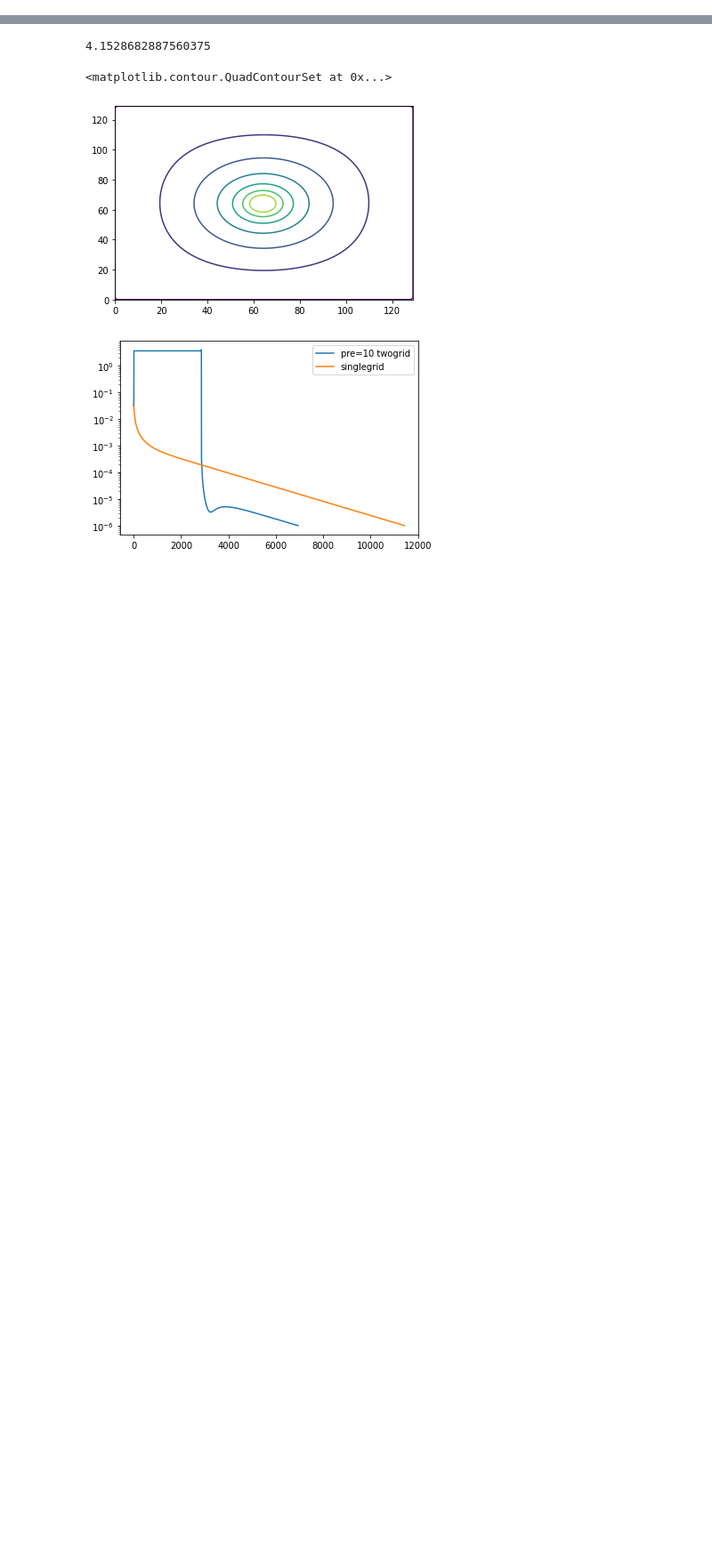
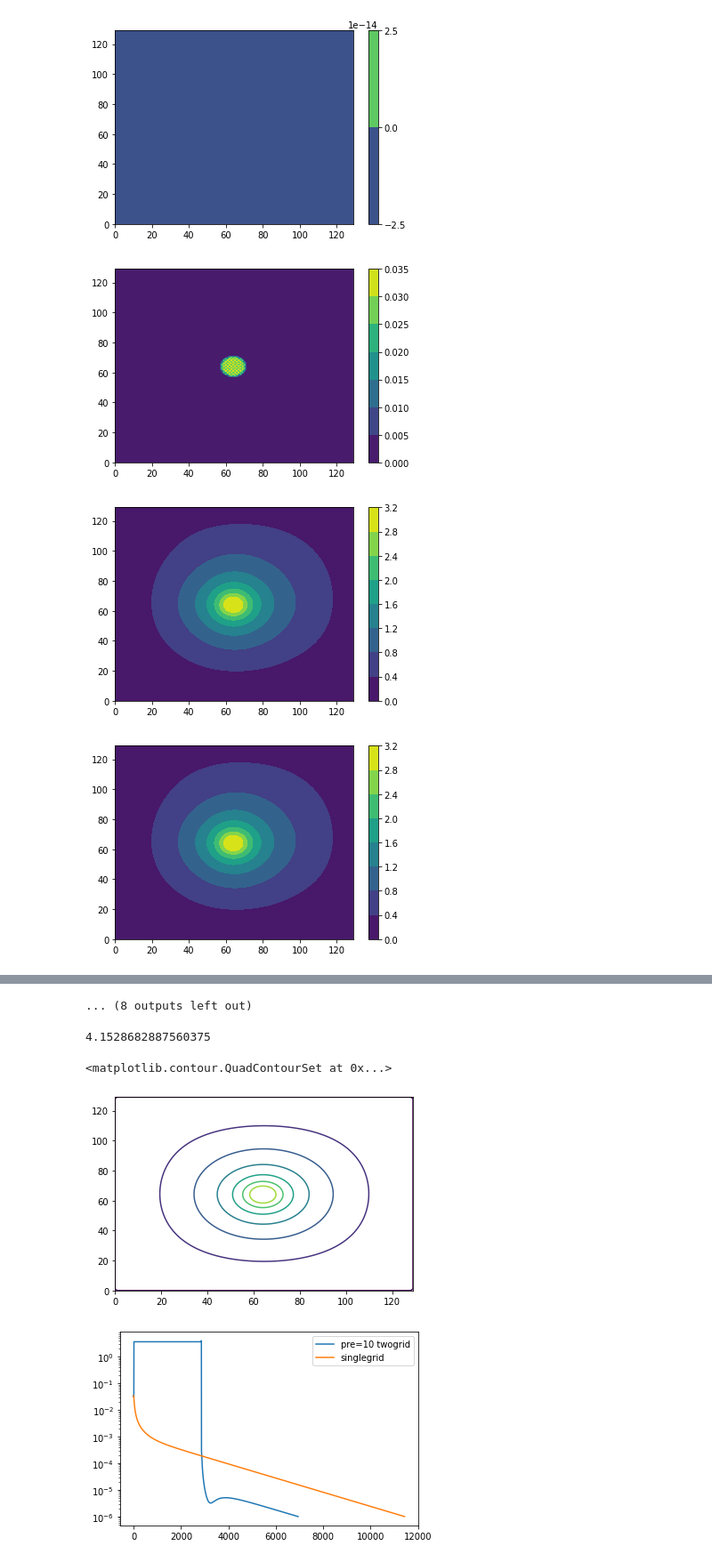
Before and after one commit to kazumasa-ueno/Simple_Prob1, a Jupyter notebook: multigrid/plot.ipynb, the cells around one changed output, grey strips where cells are left out. Shown at 89% size. Drawn from its saved outputs; the diff is of its cells as text; code cells hidden in the pictures; blank space fills up the shorter version.

```diff
--- a/multigrid/plot.ipynb
+++ b/multigrid/plot.ipynb
@@ -1,3 +1,15 @@
 # %%
 import numpy as np
 import matplotlib.pyplot as plt
+# %%
+data = np.loadtxt("./output/ercheck2.txt")
+data = data.reshape(20,130,130)
+for i in range(20):
+	plt.contourf(data[i])
+	plt.colorbar()
+	plt.show()
+# %% [output]
+[figure, added]
+[figure, added]
+[figure, added]
+[figure, added]
@@ -4,3 +24,4 @@ import matplotlib.pyplot as plt
+... (8 outputs left out)
 # %%
 x = np.array(128)
 data = np.loadtxt("./output/output.txt")
```
Also changed, not shown: parts of 1 cell of this notebook, 1 other file.
